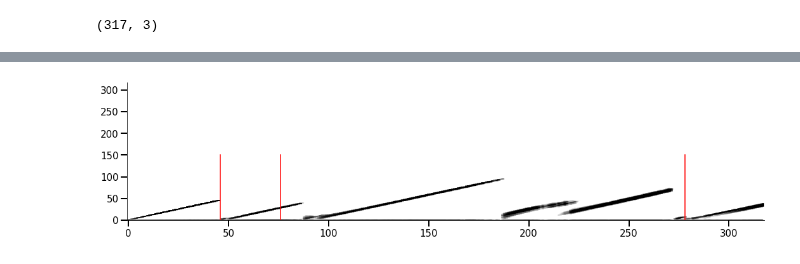
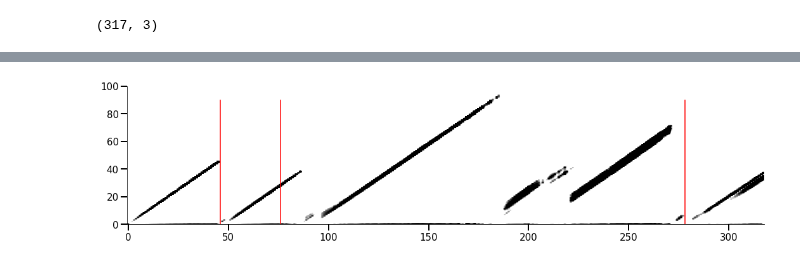
Before and after one commit to RichRast/Ge3Net, a Jupyter notebook: Notebooks/Shared_Notebooks/PCA changepoint visualization.ipynb, the cells around one changed output, grey strips where cells are left out. Cells and saved outputs as stored; diff of their text form; code cells hidden in the pictures.

```diff
--- a/Notebooks/Shared_Notebooks/PCA changepoint visualization.ipynb
+++ b/Notebooks/Shared_Notebooks/PCA changepoint visualization.ipynb
@@ -278,17 +280,17 @@ plot_changepoints(true_cpsSample, pred_cps_BOCD, y_predSample, bocp_rlSample, gr
 # %%
 # plot run length
 fig, ax = plt.subplots(1,1,figsize=[18,4])
 ax.imshow(np.exp(log_prob_r_joint_x[index,:].detach().cpu().numpy()), aspect='auto', cmap='gray_r',
-               norm=LogNorm(vmin=0.0001, vmax=1), origin='lower')
+               norm=LogNorm(vmin=0.1, vmax=1), origin='lower')
 #plot red line at true changepoints
 for i in np.nonzero(true_cpsSample)[0]:
-    ax.plot([i,i], [0, 150], 'r')
+    ax.plot([i,i], [0, 90], 'r')
 #remove the box lines
 ax.spines['top'].set_visible(False)
 ax.spines['right'].set_visible(False)
-
+ax.set_ylim(0,100)
 #make the axis tick bigger
 ax.tick_params(which='major', width=2, length=10, labelsize=15)
 plt.show()
 # %% [output]
-[figure, old version]
+[figure, new version]
```
Also changed, not shown: parts of 4 cells of this notebook, 6 other files.
